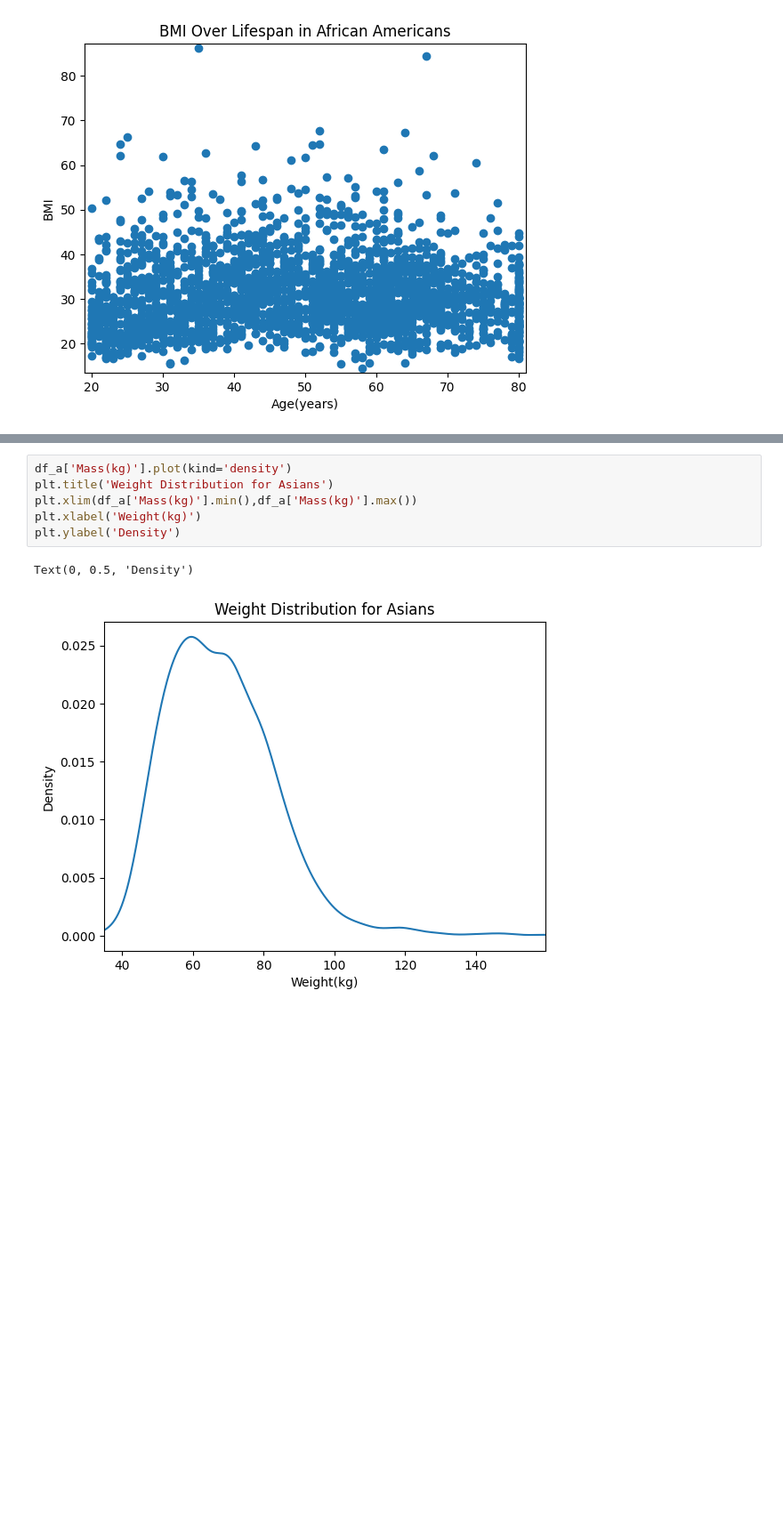
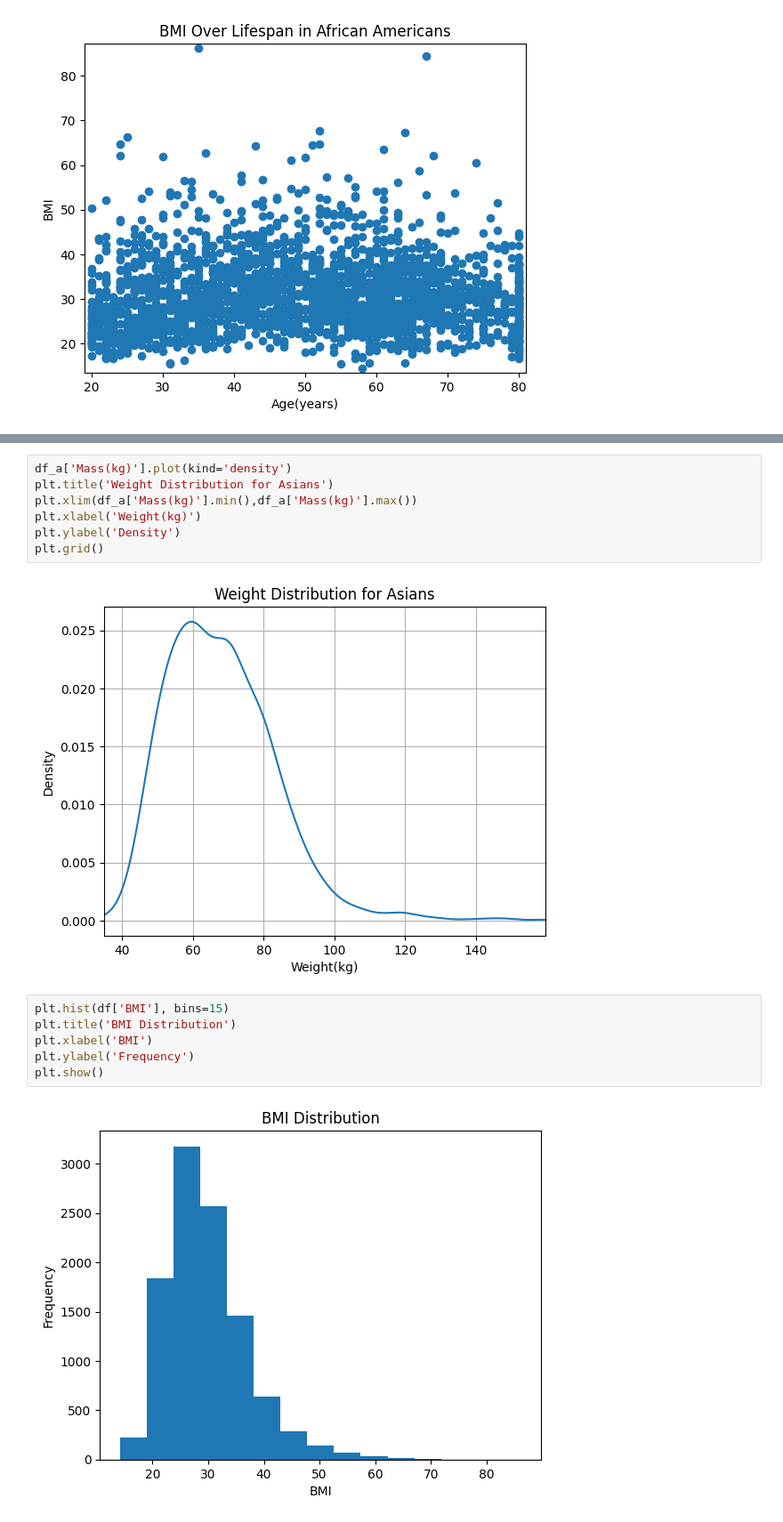
Before and after one commit to aleks111sh/data-science-healthcare-AH, a Jupyter notebook: Data_Science_Healthcare_Dataset.ipynb, the cells around one changed output, grey strips where cells are left out. Shown at 89% size. Saved outputs shown, nothing was run; the diff lists cells and outputs as text; blank space fills up the shorter version.

```diff
--- a/Data_Science_Healthcare_Dataset.ipynb
+++ b/Data_Science_Healthcare_Dataset.ipynb
@@ -188,6 +191,14 @@ plt.title('Weight Distribution for Asians')
 plt.xlim(df_a['Mass(kg)'].min(),df_a['Mass(kg)'].max())
 plt.xlabel('Weight(kg)')
 plt.ylabel('Density')
+plt.grid()
 # %% [output]
-Text(0, 0.5, 'Density')
-[figure, old version]
+[figure, new version]
+# %%
+plt.hist(df['BMI'], bins=15)
+plt.title('BMI Distribution')
+plt.xlabel('BMI')
+plt.ylabel('Frequency')
+plt.show()
+# %% [output]
+[figure, added]
```
Also changed, not shown: parts of 9 cells of this notebook.
